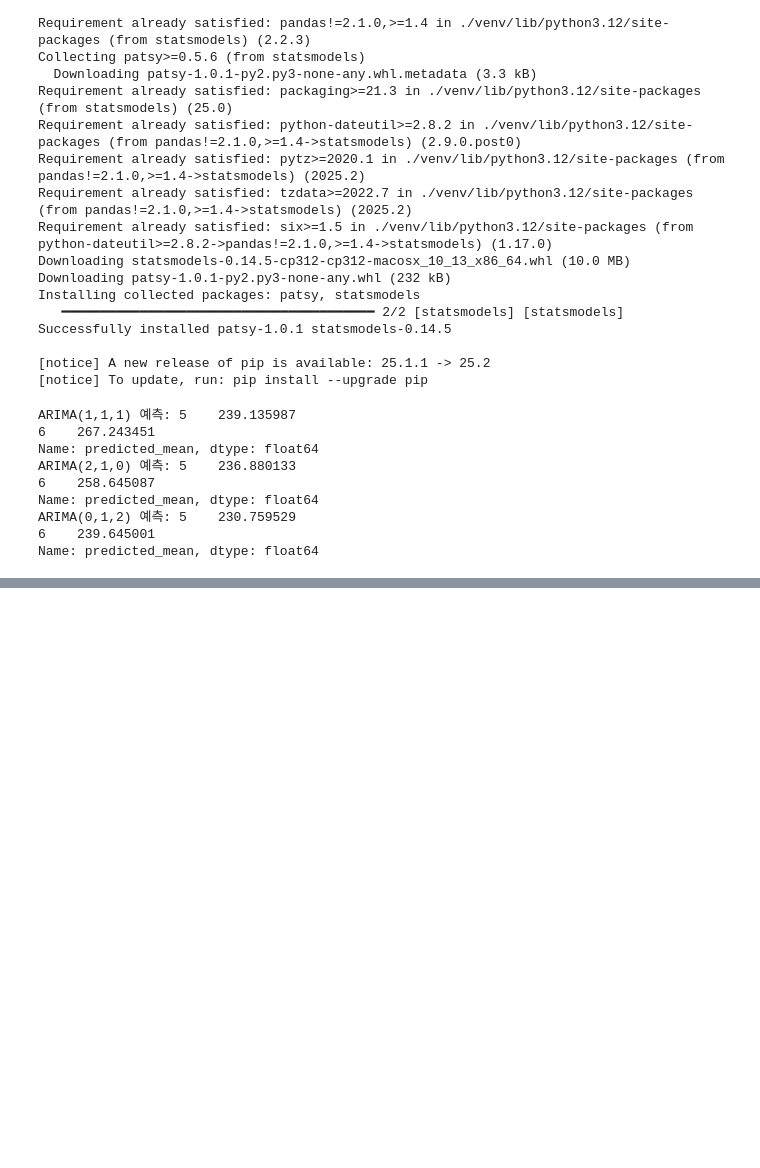
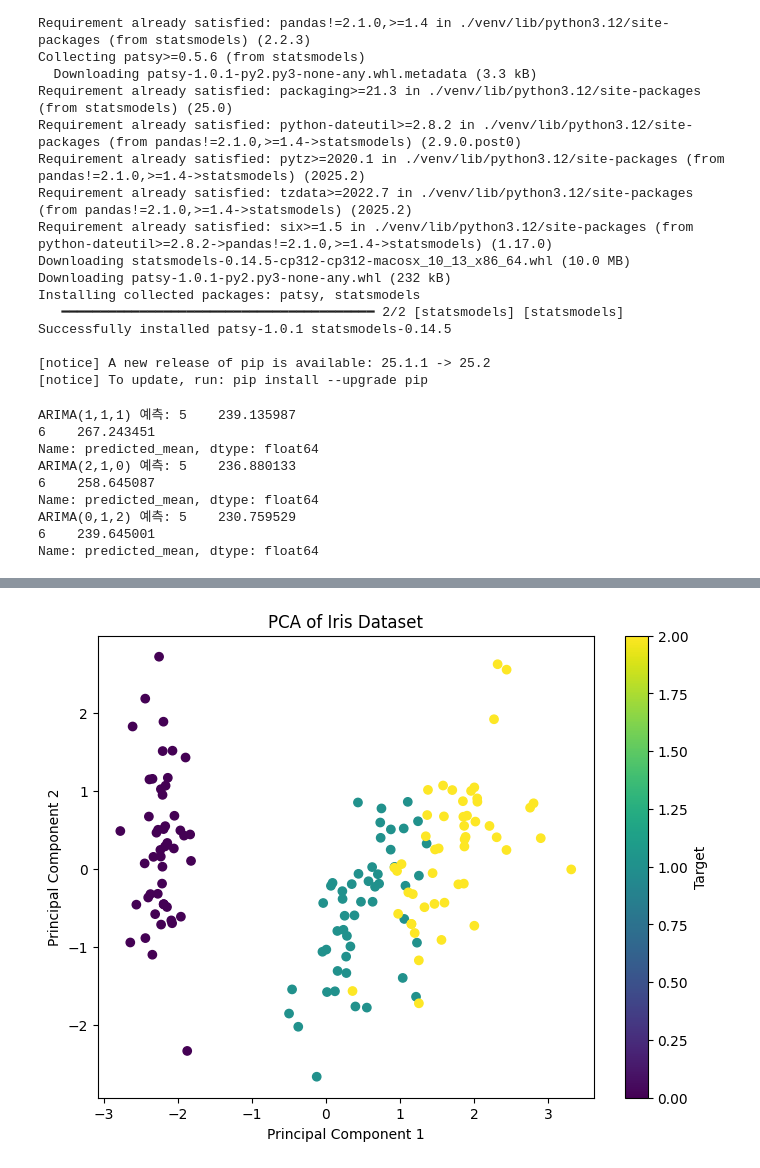
Before and after one commit to ejung2017/pandaspractice, a Jupyter notebook: lesson_0824.ipynb, the cells around one changed output, grey strips where cells are left out. Drawn from its saved outputs; the diff is of its cells as text; code cells hidden in the pictures; blank space fills up the shorter version.

```diff
--- a/lesson_0824.ipynb
+++ b/lesson_0824.ipynb
@@ -210,0 +225,16 @@ Name: predicted_mean, dtype: float64
+# %%
+import pandas as pd
+from sklearn.preprocessing import StandardScaler
+
+# Iris 데이터셋 로드
+url = "https://archive.ics.uci.edu/ml/machine-learning-databases/iris/iris.data"
+df = pd.read_csv(url, names=['sepal length','sepal width','petal length','petal width','target'])
+
+# 독립변수 추출
+X = df.drop(['target'], axis=1).values
+
+# 표준화 (Standardization)
+X_scaled = StandardScaler().fit_transform(X)
+
+# 표준화된 데이터 출력
+print(pd.DataFrame(X_scaled, columns=df.columns[:-1]).head())
@@ -210,0 +268,14 @@ Name: predicted_mean, dtype: float64
+# %%
+from sklearn.decomposition import PCA
+
+# PCA 모델 생성 (주성분 개수 2개로 설정)
+pca = PCA(n_components=2)
+
+# 데이터 변환
+X_pca = pca.fit_transform(X_scaled)
+
+# PCA 결과를 DataFrame으로 변환
+pca_df = pd.DataFrame(data=X_pca, columns=['Principal Component 1', 'Principal Component 2'])
+
+# 결과 출력
+print(pca_df.head())
@@ -210,0 +305,16 @@ Name: predicted_mean, dtype: float64
+# %%
+import matplotlib.pyplot as plt
+from sklearn.preprocessing import LabelEncoder
+le = LabelEncoder()
+y = le.fit_transform(df['target'])
+
+# 2개의 주성분으로 시각화
+plt.figure(figsize=(8, 6))
+plt.scatter(pca_df['Principal Component 1'], pca_df['Principal Component 2'], c=y, cmap='viridis')
+plt.title('PCA of Iris Dataset')
+plt.xlabel('Principal Component 1')
+plt.ylabel('Principal Component 2')
+plt.colorbar(label='Target')
+plt.show()
+# %% [output]
+[figure, added]
```
Also changed, not shown: parts of 5 cells of this notebook.
